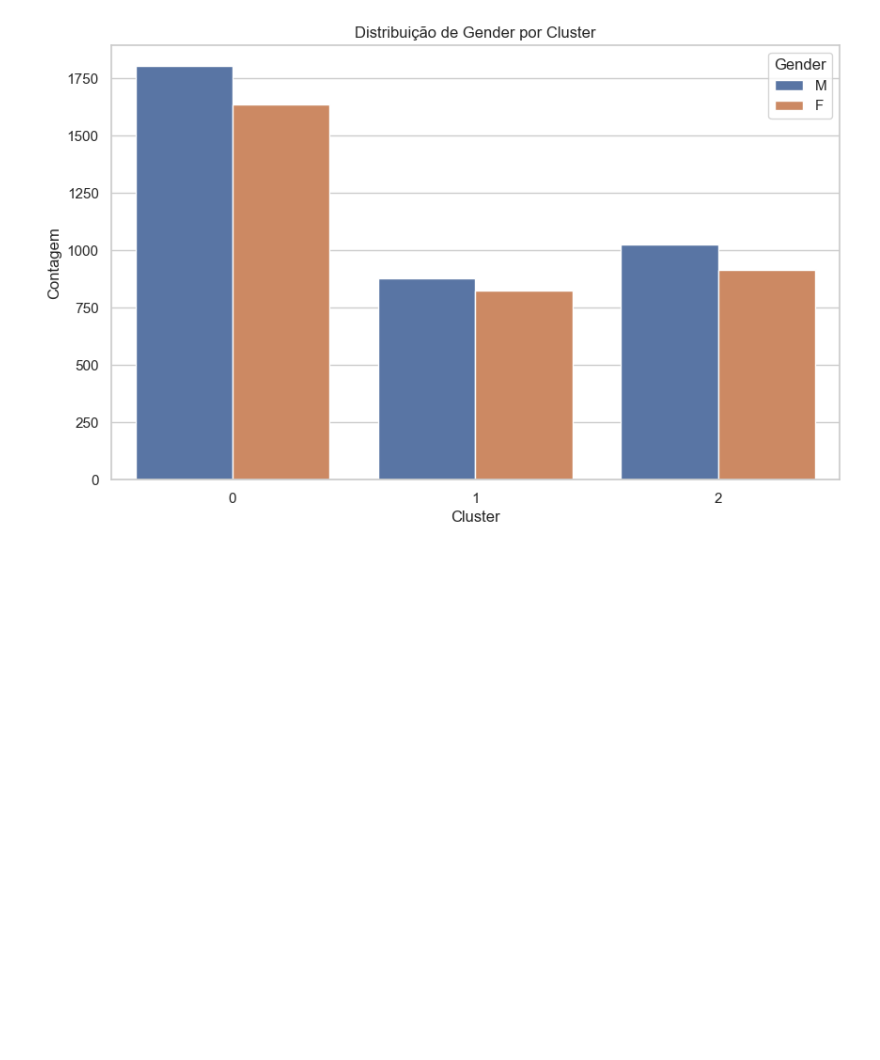
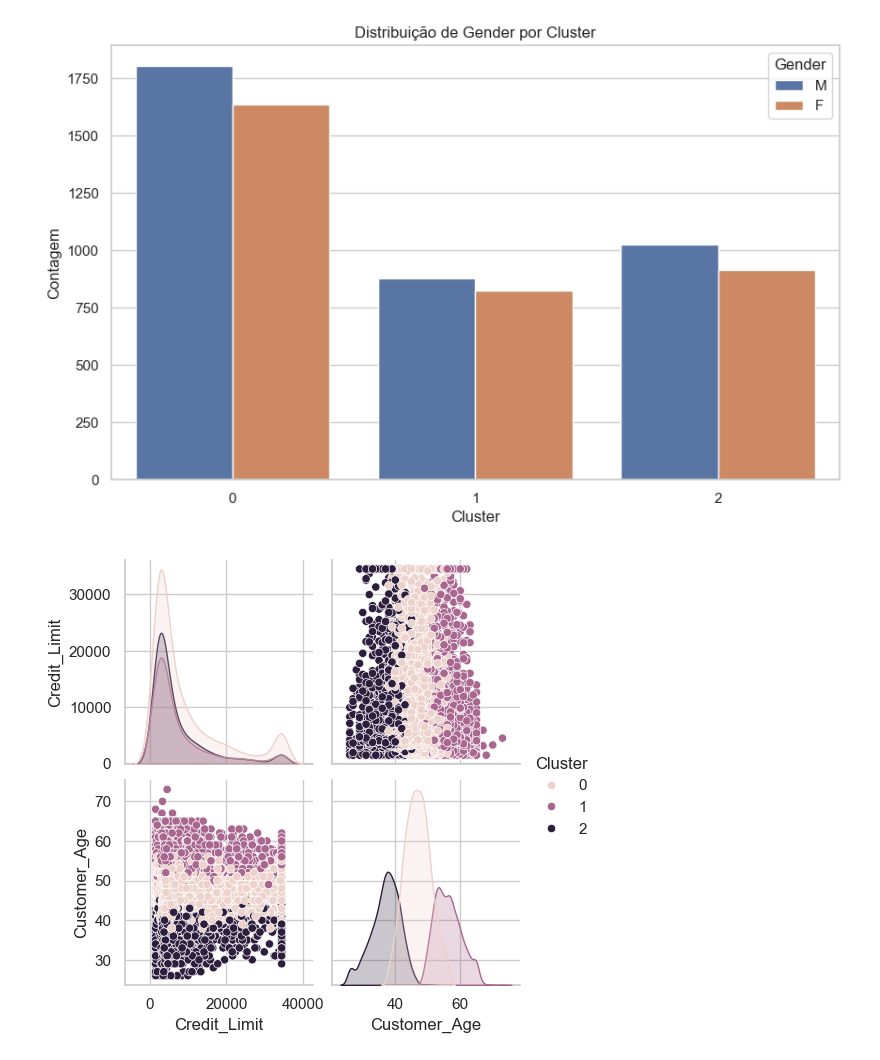
Before and after one commit to olzmooraes/dataScience, a Jupyter notebook: kmeans/atividade.ipynb, the cells around one changed output. Drawn from its saved outputs; the diff is of its cells as text; code cells hidden in the pictures; blank space fills up the shorter version.

Commit message:
criando o pairplot

```diff
--- a/kmeans/atividade.ipynb
+++ b/kmeans/atividade.ipynb
@@ -154,3 +128,11 @@ plt.legend(title='Gender')
 plt.show()
 # %% [output]
 [figure]
+# %%
+
+data_for_pairplot = filtered_data[['Cluster', 'Credit_Limit', 'Customer_Age']]
+
+sns.pairplot(data_for_pairplot, hue='Cluster')
+plt.show()
+# %% [output]
+[figure, added]
```
Also changed, not shown: parts of 3 cells of this notebook.
